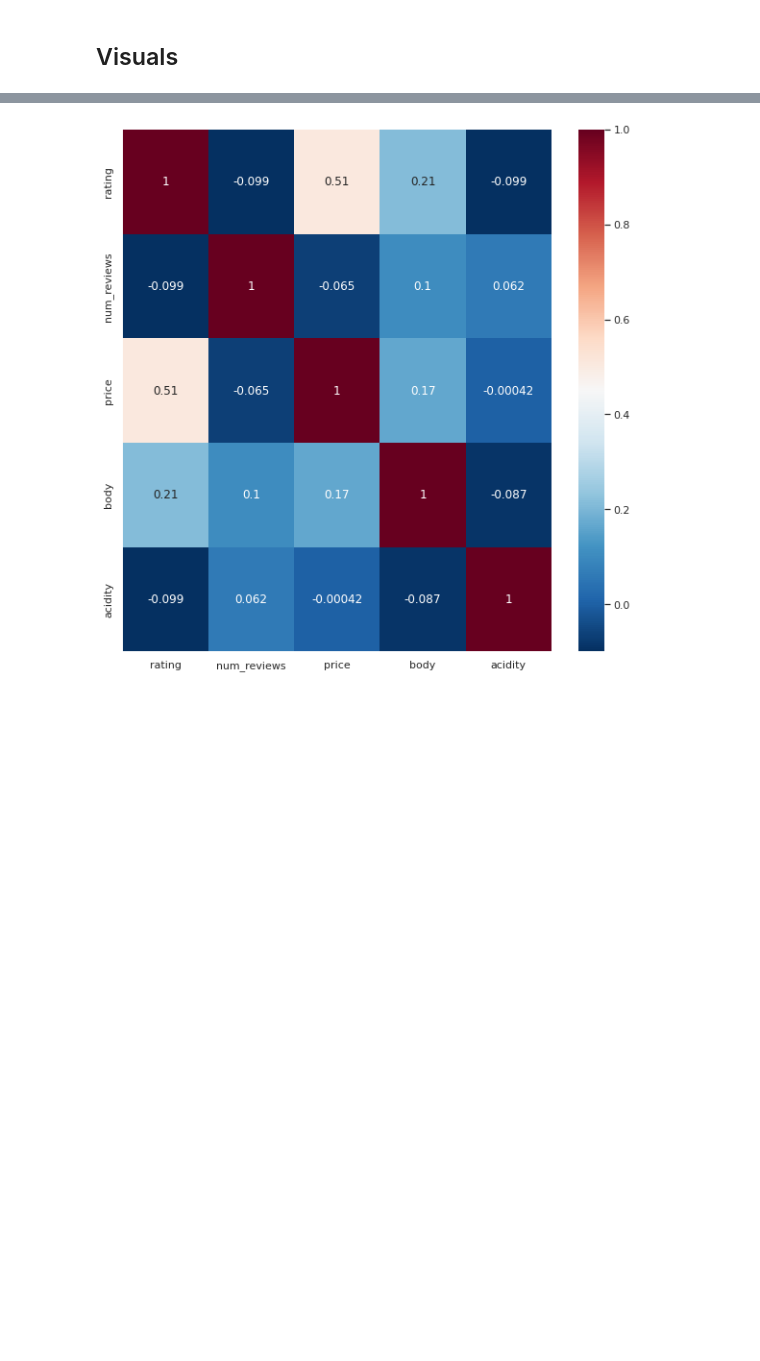
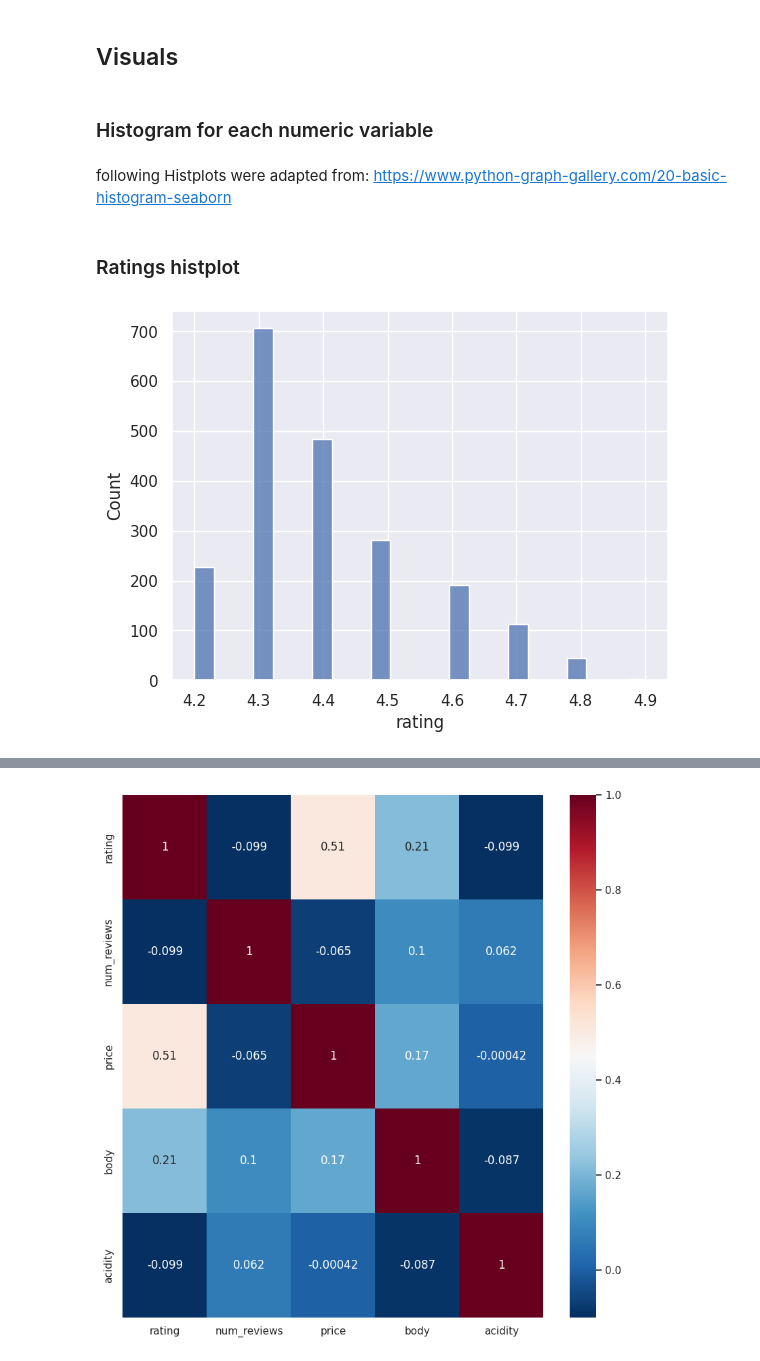
Before and after one commit to pmontecinos23/Spanish-Wine-Evaluation, a Jupyter notebook: Spanish_Wine_Evaluation.ipynb, the cells around one changed output, grey strips where cells are left out. Saved outputs shown, nothing was run; the diff lists cells and outputs as text; code cells hidden in the pictures; blank space fills up the shorter version.

```diff
--- a/Spanish_Wine_Evaluation.ipynb
+++ b/Spanish_Wine_Evaluation.ipynb
@@ -226,0 +252,4 @@ Will address the rest of the missing values during preprocessing
+# %%
+# Dropping columns
+wine1 = wine.drop(columns=['country', 'wine', 'year', 'winery'])
+wine1.head()
@@ -227,2 +309,15 @@ Will address the rest of the missing values during preprocessing
 # %% [markdown]
 ## Visuals
+# %% [markdown]
+### Histogram for each numeric variable
+# %% [markdown]
+following Histplots were adapted from: https://www.python-graph-gallery.com/20-basic-histogram-seaborn
+# %% [markdown]
+### Ratings histplot
+# %%
+sns.set(style="darkgrid")
+
+sns.histplot(data=wine1, x="rating")
+plt.show()
+# %% [output]
+[figure, added]
```
Also changed, not shown: parts of 39 cells of this notebook.
